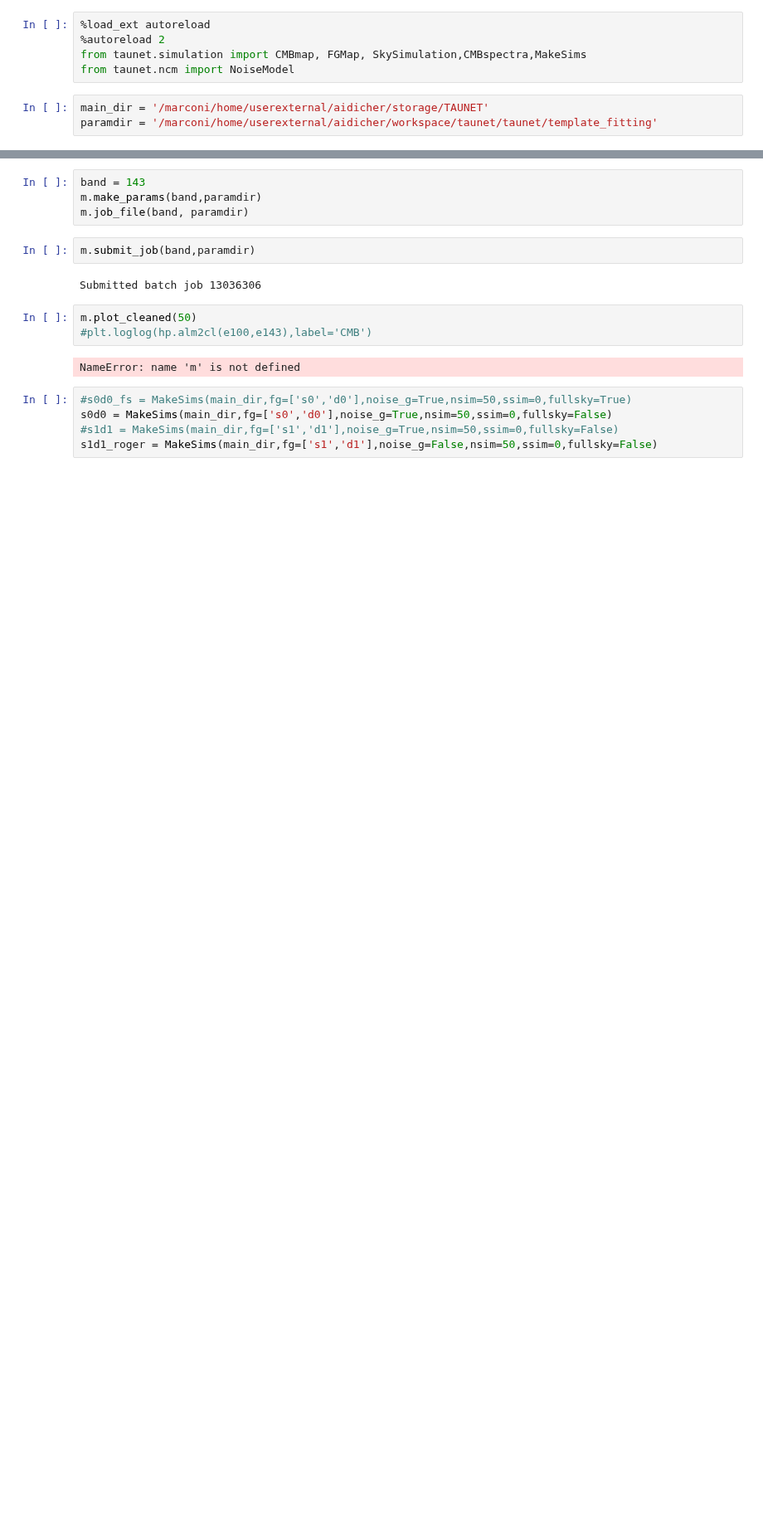
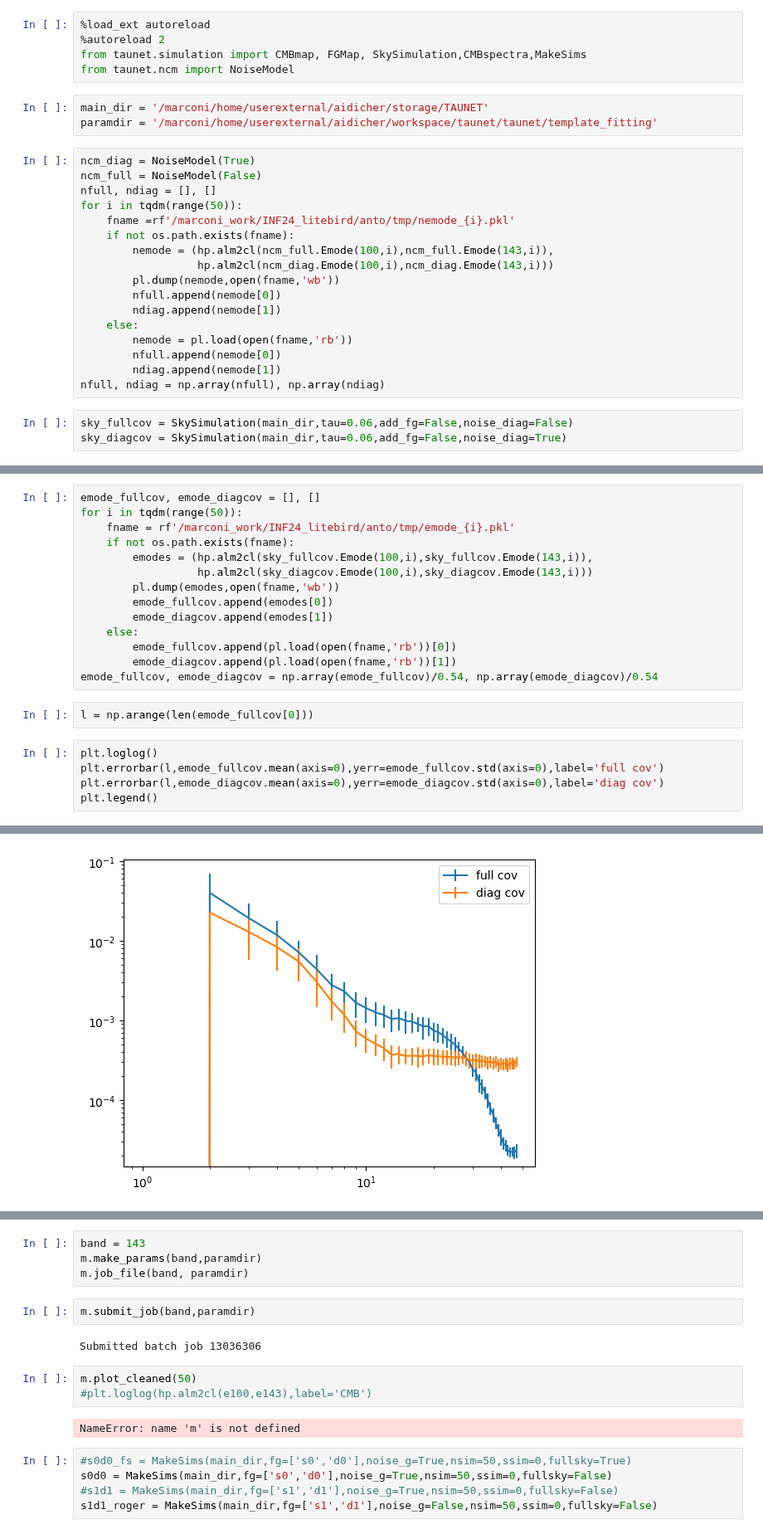
Before and after one commit to antolonappan/taunet, a Jupyter notebook: Notebooks/sky.ipynb, the cells around one changed output, grey strips where cells are left out. Shown at 83% size. Cells and saved outputs as stored; diff of their text form; blank space fills up the shorter version.

Commit message:
higher noise
Signed-off-by: antolonappan <antolonappan@icloud.com>

```diff
--- a/Notebooks/sky.ipynb
+++ b/Notebooks/sky.ipynb
@@ -14,3 +15,23 @@ from taunet.ncm import NoiseModel
 # %%
 main_dir = '/marconi/home/userexternal/aidicher/storage/TAUNET'
 paramdir = '/marconi/home/userexternal/aidicher/workspace/taunet/taunet/template_fitting'
+# %%
+ncm_diag = NoiseModel(True)
+ncm_full = NoiseModel(False)
+nfull, ndiag = [], []
+for i in tqdm(range(50)):
+    fname =rf'/marconi_work/INF24_litebird/anto/tmp/nemode_{i}.pkl'
+    if not os.path.exists(fname):
+        nemode = (hp.alm2cl(ncm_full.Emode(100,i),ncm_full.Emode(143,i)),
+                  hp.alm2cl(ncm_diag.Emode(100,i),ncm_diag.Emode(143,i)))
+        pl.dump(nemode,open(fname,'wb'))
+        nfull.append(nemode[0])
+        ndiag.append(nemode[1])
+    else:
+        nemode = pl.load(open(fname,'rb'))
+        nfull.append(nemode[0])
+        ndiag.append(nemode[1])
+nfull, ndiag = np.array(nfull), np.array(ndiag)
+# %%
+sky_fullcov = SkySimulation(main_dir,tau=0.06,add_fg=False,noise_diag=False)
+sky_diagcov = SkySimulation(main_dir,tau=0.06,add_fg=False,noise_diag=True)
@@ -16,0 +41,22 @@ paramdir = '/marconi/home/userexternal/aidicher/workspace/taunet/taunet/template
+# %%
+emode_fullcov, emode_diagcov = [], []
+for i in tqdm(range(50)):
+    fname = rf'/marconi_work/INF24_litebird/anto/tmp/emode_{i}.pkl'
+    if not os.path.exists(fname):
+        emodes = (hp.alm2cl(sky_fullcov.Emode(100,i),sky_fullcov.Emode(143,i)),
+                  hp.alm2cl(sky_diagcov.Emode(100,i),sky_diagcov.Emode(143,i)))
+        pl.dump(emodes,open(fname,'wb'))
+        emode_fullcov.append(emodes[0])
+        emode_diagcov.append(emodes[1])
+    else:
+        emode_fullcov.append(pl.load(open(fname,'rb'))[0])
+        emode_diagcov.append(pl.load(open(fname,'rb'))[1])
+emode_fullcov, emode_diagcov = np.array(emode_fullcov)/0.54, np.array(emode_diagcov)/0.54
+# %%
+l = np.arange(len(emode_fullcov[0]))
+# %%
+plt.loglog()
+plt.errorbar(l,emode_fullcov.mean(axis=0),yerr=emode_fullcov.std(axis=0),label='full cov')
+plt.errorbar(l,emode_diagcov.mean(axis=0),yerr=emode_diagcov.std(axis=0),label='diag cov')
+plt.legend()
+# %% [output]
@@ -17 +64,2 @@ paramdir = '/marconi/home/userexternal/aidicher/workspace/taunet/taunet/template
+[figure, added]
 # %%
```
Also changed, not shown: parts of 8 cells of this notebook, 3 other files.
